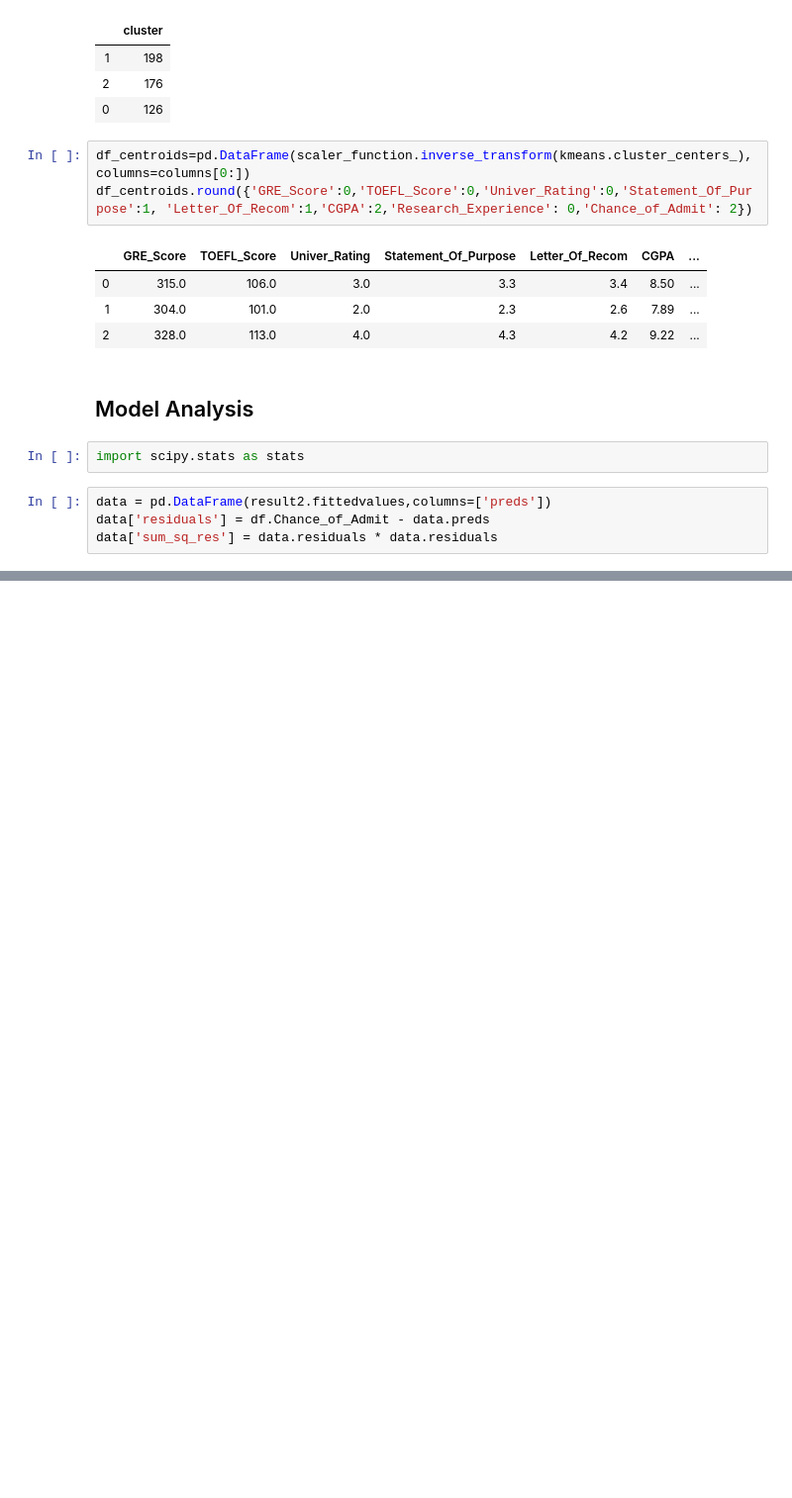
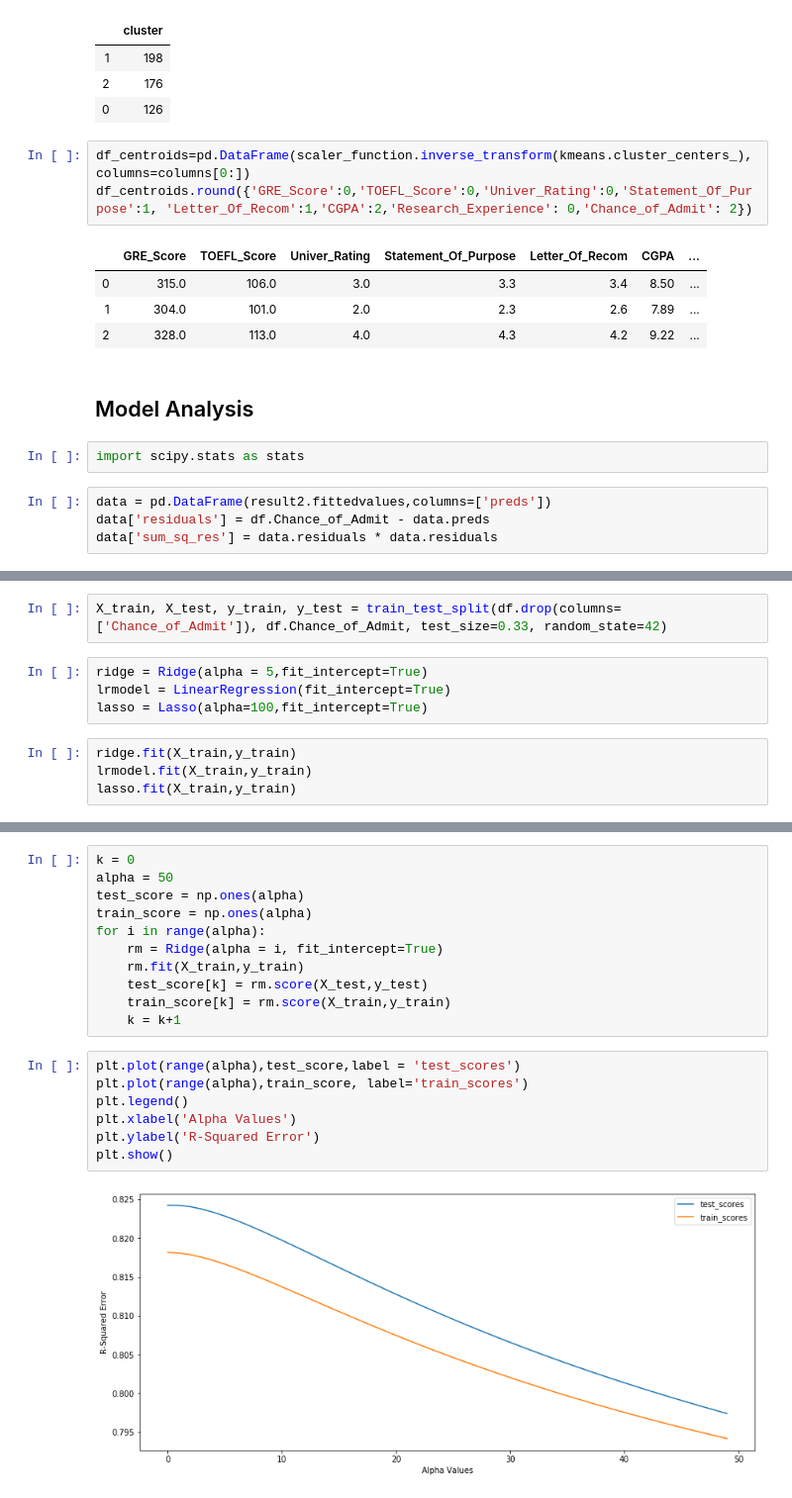
Before and after one commit to Adhundi7/Chance_Of_Admit_Prediction, a Jupyter notebook: Chance_Of_Admit.ipynb, the cells around one changed output, grey strips where cells are left out. Shown at 99% size. Drawn from its saved outputs; the diff is of its cells as text; blank space fills up the shorter version.

```diff
--- a/Chance_Of_Admit.ipynb
+++ b/Chance_Of_Admit.ipynb
@@ -907,0 +910,10 @@ plt.show()
+# %%
+X_train, X_test, y_train, y_test = train_test_split(df.drop(columns=['Chance_of_Admit']), df.Chance_of_Admit, test_size=0.33, random_state=42)
+# %%
+ridge = Ridge(alpha = 5,fit_intercept=True)
+lrmodel = LinearRegression(fit_intercept=True)
+lasso = Lasso(alpha=100,fit_intercept=True)
+# %%
+ridge.fit(X_train,y_train)
+lrmodel.fit(X_train,y_train)
+lasso.fit(X_train,y_train)
@@ -907,0 +931,20 @@ plt.show()
+# %%
+k = 0
+alpha = 50
+test_score = np.ones(alpha)
+train_score = np.ones(alpha)
+for i in range(alpha):
+    rm = Ridge(alpha = i, fit_intercept=True)
+    rm.fit(X_train,y_train)
+    test_score[k] = rm.score(X_test,y_test)
+    train_score[k] = rm.score(X_train,y_train)
+    k = k+1
+# %%
+plt.plot(range(alpha),test_score,label = 'test_scores')
+plt.plot(range(alpha),train_score, label='train_scores')
+plt.legend()
+plt.xlabel('Alpha Values')
+plt.ylabel('R-Squared Error')
+plt.show()
+# %% [output]
+[figure, added]
```
Also changed, not shown: parts of 9 cells of this notebook.
